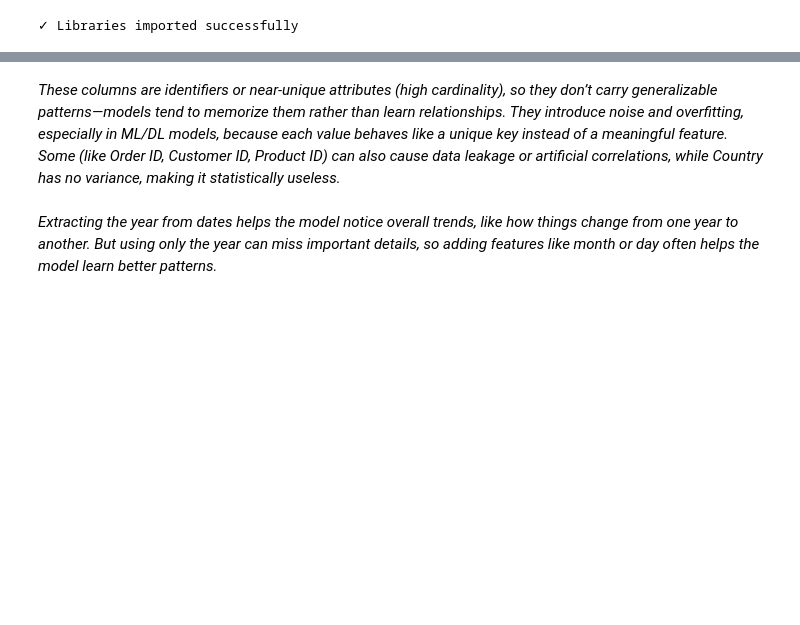
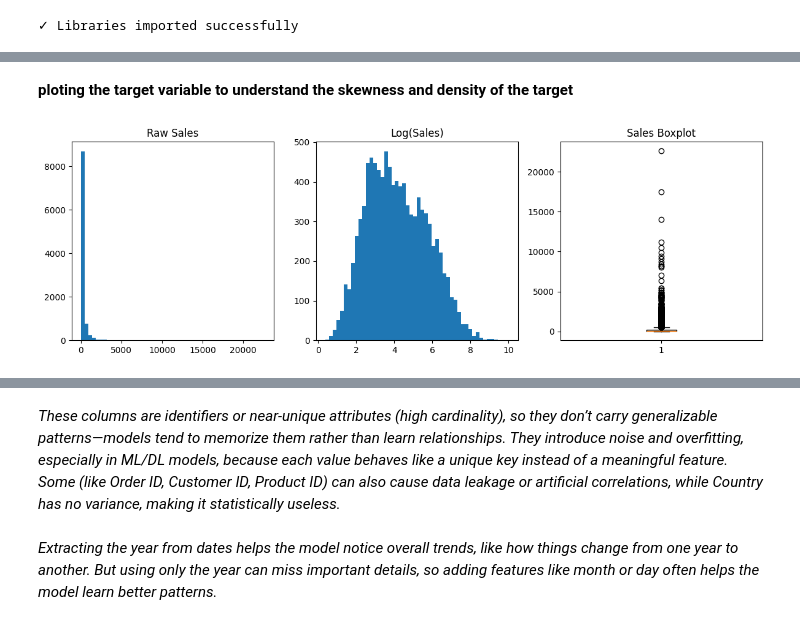
Before and after one commit to jhasankbharadwaj/carprice_prediction, a Jupyter notebook: Dynamic_Pricing_Suggestion_.ipynb, the cells around one changed output, grey strips where cells are left out. Saved outputs shown, nothing was run; the diff lists cells and outputs as text; code cells hidden in the pictures; blank space fills up the shorter version.

```diff
--- a/Dynamic_Pricing_Suggestion_.ipynb
+++ b/Dynamic_Pricing_Suggestion_.ipynb
@@ -46,0 +117,21 @@ for i in data.columns:
+# %% [markdown]
+**ploting the target variable to understand the skewness and density of the target**
+# %%
+
+
+fig, ax = plt.subplots(1, 3, figsize=(12, 4))
+
+ax[0].hist(data['Sales'], bins=50)
+ax[0].set_title("Raw Sales")
+
+log_sales = np.log1p(data['Sales'])
+ax[1].hist(log_sales, bins=50)
+ax[1].set_title("Log(Sales)")
+
+ax[2].boxplot(data['Sales'])
+ax[2].set_title("Sales Boxplot")
+
+plt.tight_layout()
+plt.show()
+# %% [output]
+[figure, added]
```
Also changed, not shown: parts of 30 cells of this notebook.
